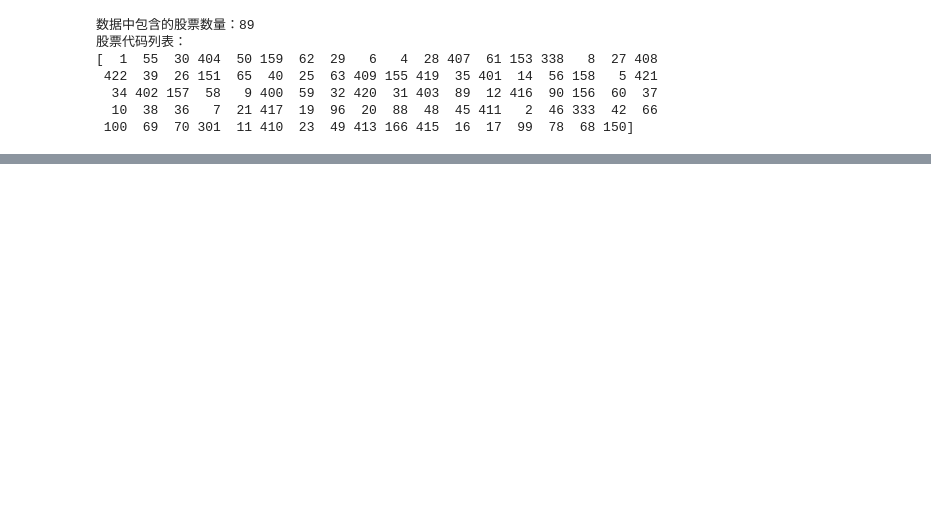
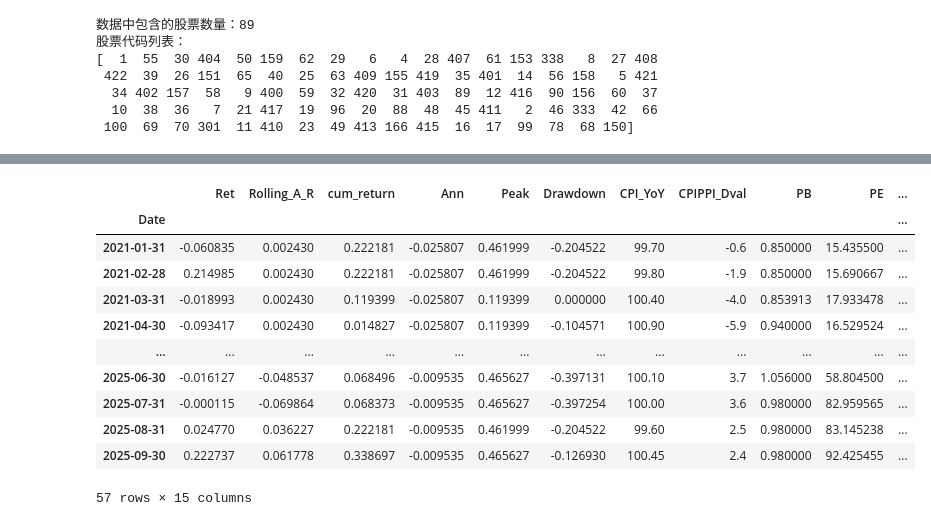
Before and after one commit to Spring-fever-shen/A-One-And-A-Two, a Jupyter notebook: 期中作业/数据.ipynb, the cells around one changed output, grey strips where cells are left out. Saved outputs shown, nothing was run; the diff lists cells and outputs as text; code cells hidden in the pictures; blank space fills up the shorter version.

```diff
--- a/期中作业/数据.ipynb
+++ b/期中作业/数据.ipynb
@@ -89,0 +174,5 @@ Date
+# %%
+cpi = pd.read_csv('D:\github desktop\A-One-And-A-Two\期中作业\cpi.csv')
+cpi['EndDt'] = pd.to_datetime(cpi['EndDt'],format='%Y-%m-%d')
+cpi.set_index('EndDt',inplace=True)
+cpi
@@ -89,0 +248,17 @@ Date
+# %%
+#  基于日度超额收益数据，计算月度的 “已实现方差（Realized Variance, RV）
+MV = df_1.resample('ME').apply(lambda df: pd.Series({
+    'RV': (df['ER']**2).sum(),
+    'RV1': (df['ER']**2).sum() + 2*(df['ER']*df['ER1']).sum(), # 扩展的已实现方差（加入 1 阶滞后交叉项）
+    'RV1': (df['ER']**2).sum() + 2*(df['ER']*df['ER1']).sum(),
+    'RV2': (df['ER']**2).sum() + 2*(df['ER']*df['ER1']).sum() + 2*(df['ER']*df['ER2']).sum(),
+    'RV3': (df['ER']**2).sum() + 2*(df['ER']*df['ER1']).sum() + 2*(df['ER']*df['ER2']).sum() + 2*(df['ER']*df['ER3']).sum()
+}))
+# 传统月度方差的计算
+MV['var'] = df_1.resample('ME')['ER'].var()
+MV.index.name = 'Date'
+
+MV['RV1'] = MV['RV1'].where(MV['RV1']>=0, MV['RV'])
+MV['RV2'] = MV['RV2'].where(MV['RV2']>=0, MV['RV1'])
+MV['RV3'] = MV['RV3'].where(MV['RV3']>=0, MV['RV2'])
+MV
@@ -89,0 +278,18 @@ Date
+# %%
+month_data_1 = pd.merge(month_data_1, MV, left_index=True, right_index=True,how='left')
+
+month_data_1 = month_data_1.fillna(month_data_1.median())
+month_data_1
+# %% [output]
+|  | Ret | Rolling_A_R | cum_return | Ann | Peak | Drawdown | CPI_YoY | CPIPPI_Dval | PB | PE | ... |
+| Date |  |  |  |  |  |  |  |  |  |  | ... |
+| 2021-01-31 | -0.060835 | 0.002430 | 0.222181 | -0.025807 | 0.461999 | -0.204522 | 99.70 | -0.6 | 0.850000 | 15.435500 | ... |
+| 2021-02-28 | 0.214985 | 0.002430 | 0.222181 | -0.025807 | 0.461999 | -0.204522 | 99.80 | -1.9 | 0.850000 | 15.690667 | ... |
+| 2021-03-31 | -0.018993 | 0.002430 | 0.119399 | -0.025807 | 0.119399 | 0.000000 | 100.40 | -4.0 | 0.853913 | 17.933478 | ... |
+| 2021-04-30 | -0.093417 | 0.002430 | 0.014827 | -0.025807 | 0.119399 | -0.104571 | 100.90 | -5.9 | 0.940000 | 16.529524 | ... |
+| ... | ... | ... | ... | ... | ... | ... | ... | ... | ... | ... | ... |
+| 2025-06-30 | -0.016127 | -0.048537 | 0.068496 | -0.009535 | 0.465627 | -0.397131 | 100.10 | 3.7 | 1.056000 | 58.804500 | ... |
+| 2025-07-31 | -0.000115 | -0.069864 | 0.068373 | -0.009535 | 0.465627 | -0.397254 | 100.00 | 3.6 | 0.980000 | 82.959565 | ... |
+| 2025-08-31 | 0.024770 | 0.036227 | 0.222181 | -0.009535 | 0.461999 | -0.204522 | 99.60 | 2.5 | 0.980000 | 83.145238 | ... |
+| 2025-09-30 | 0.222737 | 0.061778 | 0.338697 | -0.009535 | 0.465627 | -0.126930 | 100.45 | 2.4 | 0.980000 | 92.425455 | ... |
+57 rows × 15 columns
```
Also changed, not shown: parts of 42 cells of this notebook.
